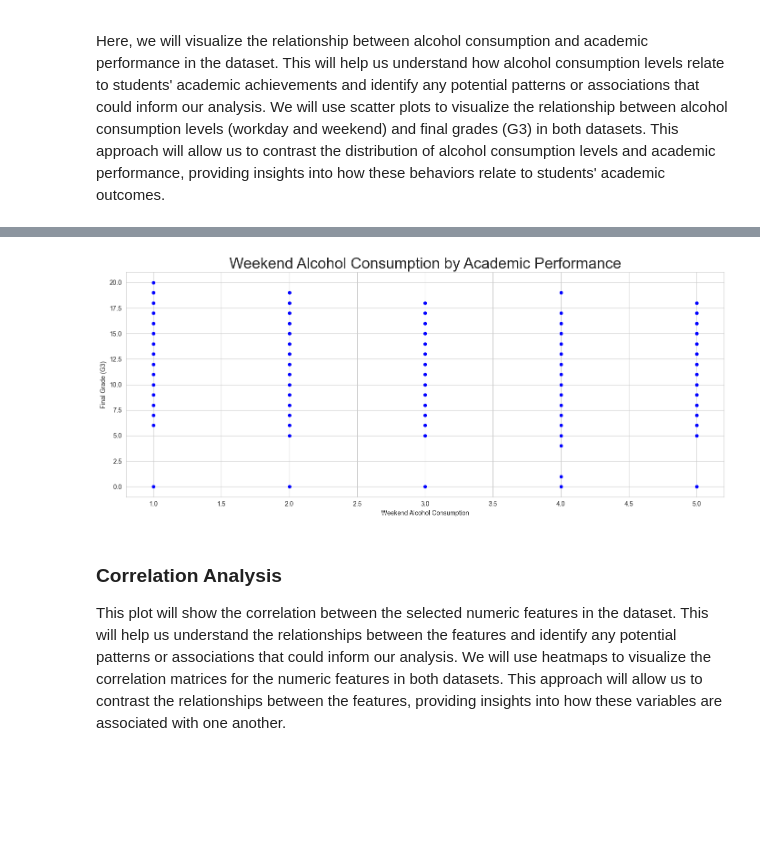
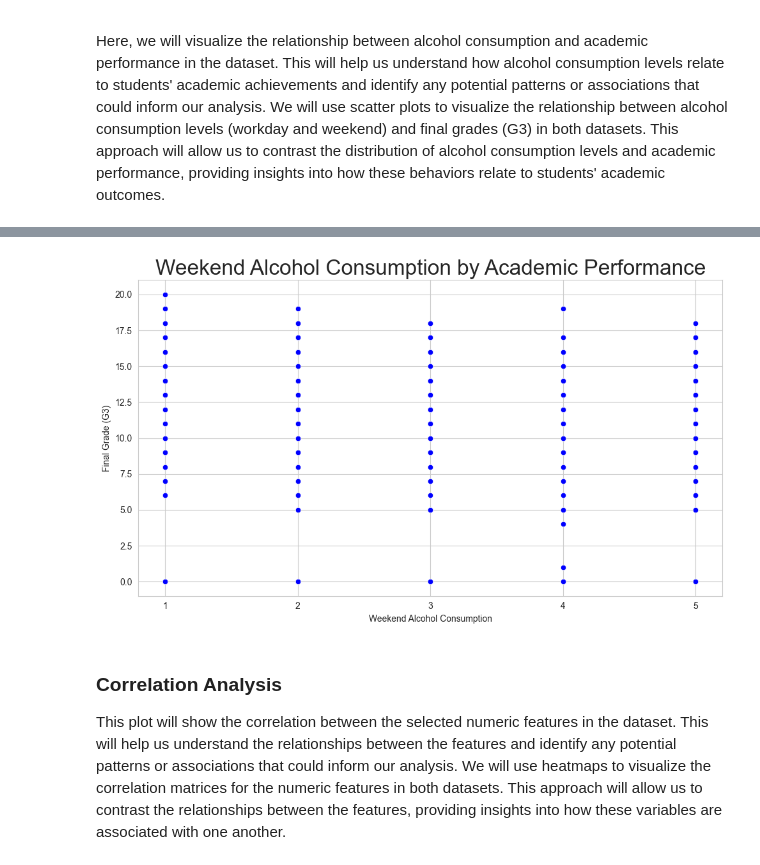
Before and after one commit to COGS108/Group088_WI24, a Jupyter notebook: EDACheckpoint_Group088_WI24.ipynb, the cells around one changed output, grey strips where cells are left out. Drawn from its saved outputs; the diff is of its cells as text; code cells hidden in the pictures; blank space fills up the shorter version.

```diff
--- a/EDACheckpoint_Group088_WI24.ipynb
+++ b/EDACheckpoint_Group088_WI24.ipynb
@@ -464,18 +464,19 @@ plt.show()
 # %%
 # Visualisation weekend alcohol consumption groupby G3
-plt.figure(figsize=(14, 6))
+plt.figure(figsize=(10, 6))
 
 # Plot for the dataset
 sns.scatterplot(x='weekend_alc', y='G3', data=df, color='blue')
 plt.title('Weekend Alcohol Consumption by Academic Performance', fontsize=24)
 plt.xlabel('Weekend Alcohol Consumption')
+plt.xticks([1, 2, 3, 4, 5])
 plt.ylabel('Final Grade (G3)')
 
 # Display the plots
 plt.tight_layout()
 plt.show()
 # %% [output]
-[figure, old version]
+[figure, new version]
 # %% [markdown]
 ### Correlation Analysis
 This plot will show the correlation between the selected numeric features in the dataset. This will help us understand the relationships between the features and identify any potential patterns or associations that could inform our analysis. We will use heatmaps to visualize the correlation matrices for the numeric features in both datasets. This approach will allow us to contrast the relationships between the features, providing insights into how these variables are associated with one another.
```
Also changed, not shown: parts of 2 cells of this notebook.
